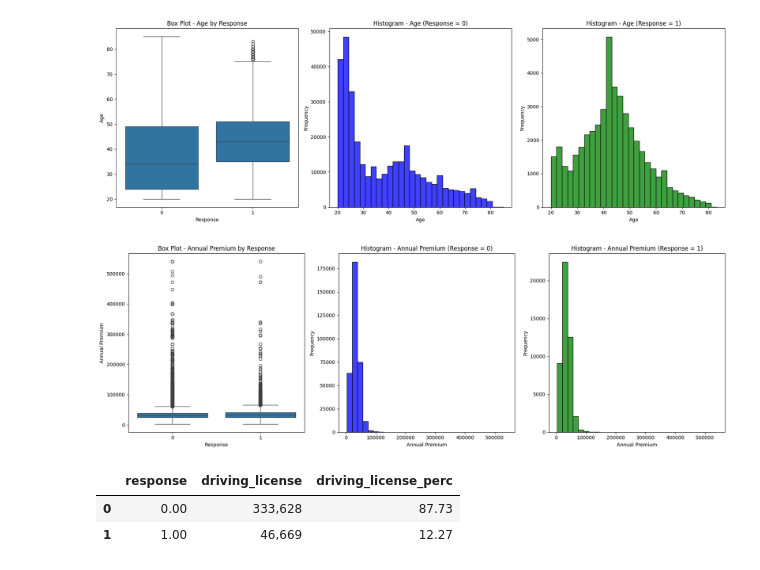
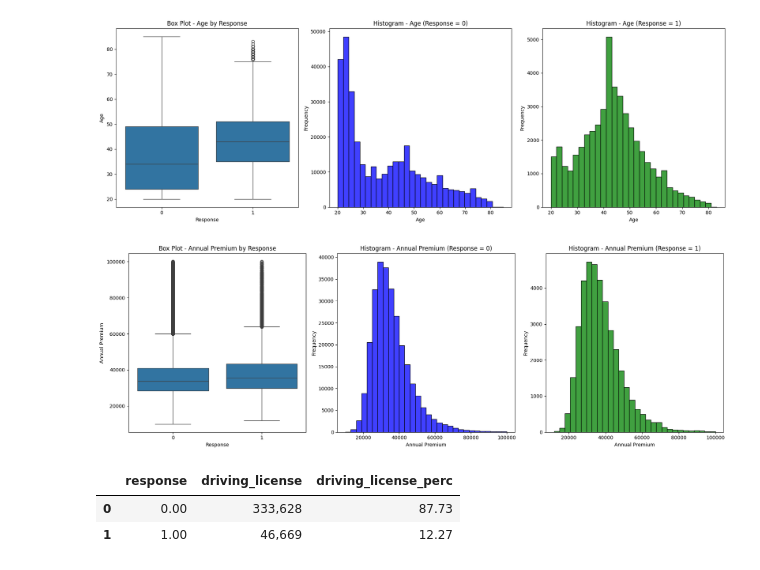
Before and after one commit to tcs85/health-insurance-cross-sell, a Jupyter notebook: notebook/health_insurance_cross_sell.ipynb, the cells around one changed output. Drawn from its saved outputs; the diff is of its cells as text; code cells hidden in the pictures.

```diff
--- a/notebook/health_insurance_cross_sell.ipynb
+++ b/notebook/health_insurance_cross_sell.ipynb
@@ -157,11 +156,12 @@ plt.show()
 # 2.0 Feature Engineering
 # %%
 df2 = df1.copy()
-# Vehicle age
-df2['vehicle_age'] = df2['vehicle_age'].apply( lambda x: 'over_2_years' if x == '> 2 Years' else 'between_1_2_year' if x == '1-2 Year' else 'below_1_year' )
-# vehicle damage
-df2['vehicle_damage'] = df2['vehicle_damage'].apply( lambda x: 1 if x == 'Yes' else 0)
-df2 = df2.drop('vehicle_age', axis=1)
+
+# Vehicle Damage Number
+df2['vehicle_damage'] = df2['vehicle_damage'].apply( lambda x: 1 if x == 'Yes' else 0 )
+
+# Vehicle Age
+df2['vehicle_age'] =  df2['vehicle_age'].apply( lambda x: 'over_2_years' if x == '> 2 Years' else 'between_1_2_year' if x == '1-2 Year' else 'below_1_year' )
 # %% [markdown]
 # 3.0 Data Filtering
 # %%
@@ -217,38 +217,38 @@ plt.show()
 [figure]
 # %%
 # annual_premium
-
+df4 = df4[(df4['annual_premium'] > 10000) &(df4['annual_premium'] < 100000)]
 fig, axs = plt.subplots(1, 3, figsize=(18, 6))
 
 # Box Plot - Annual Premium by Response
 sns.boxplot(x='response', y='annual_premium', data=df4, ax=axs[0])
 axs[0].set_title('Box Plot - Annual Premium by Response')
 axs[0].set_xlabel('Response')
 axs[0].set_ylabel('Annual Premium')
 
 # Histogram - Annual Premium for response == 0
 aux00 = df4.loc[df4['response'] == 0, 'annual_premium']
 sns.histplot(aux00, bins=30, kde=False, color='blue', ax=axs[1])
 axs[1].set_title('Histogram - Annual Premium (Response = 0)')
 axs[1].set_xlabel('Annual Premium')
 axs[1].set_ylabel('Frequency')
 
 # Histogram - Annual Premium for response == 1
 aux01 = df4.loc[df4['response'] == 1, 'annual_premium']
 sns.histplot(aux01, bins=30, kde=False, color='green', ax=axs[2])
 axs[2].set_title('Histogram - Annual Premium (Response = 1)')
 axs[2].set_xlabel('Annual Premium')
 axs[2].set_ylabel('Frequency')
 
 plt.tight_layout()
 plt.show()
 
 # Findings: Both groups also have a significant number of outliers, indicating that there are some
 # customers who pay much higher premiums than the majority.
 # Those who buy car insurance tend to pay a bit more on average.
 # Annual Premium cannot possible predict whether a customer will buy car insurance or not. They have similar distributions.
 # %% [output]
-[figure, old version]
+[figure, new version]
 # %%
 # driving_license
 aux = df4[['driving_license', 'response']].groupby('response').sum().reset_index()
```
Also changed, not shown: parts of 53 cells of this notebook, 18 other files.
